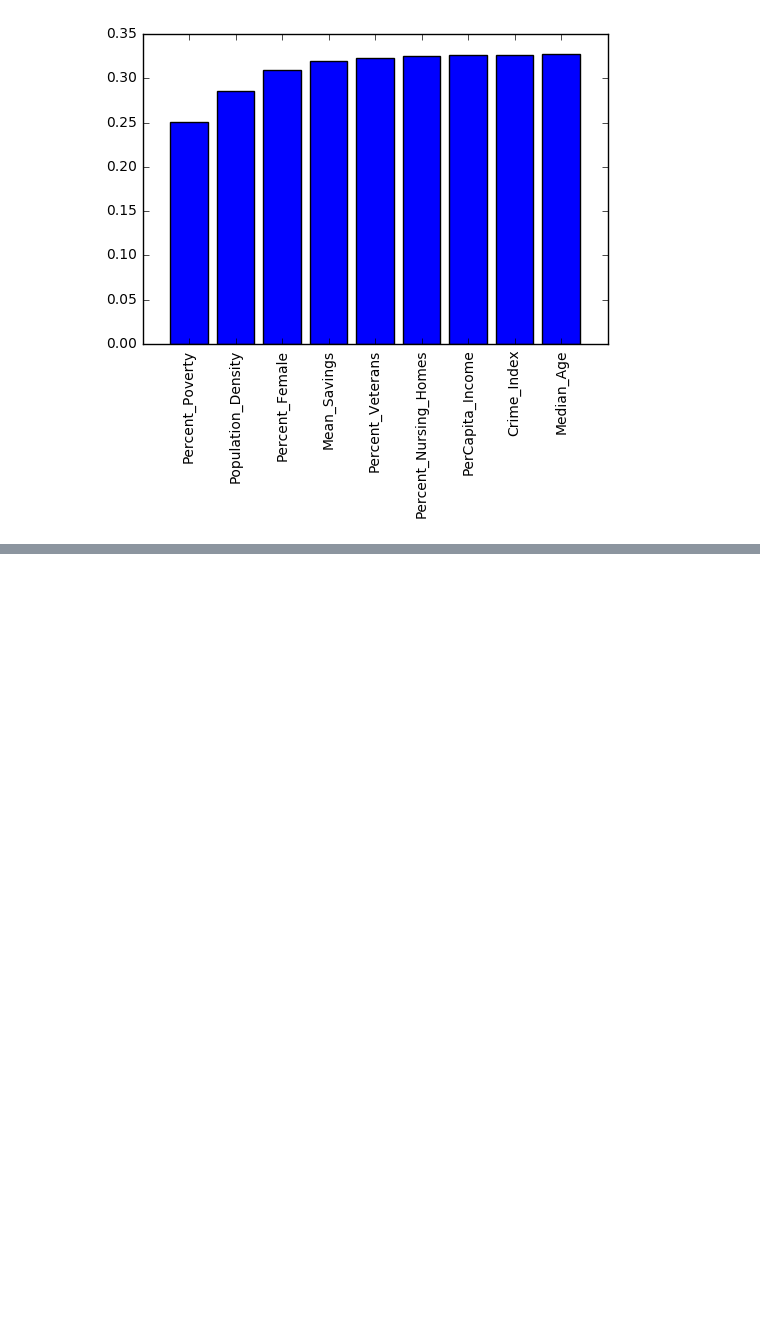
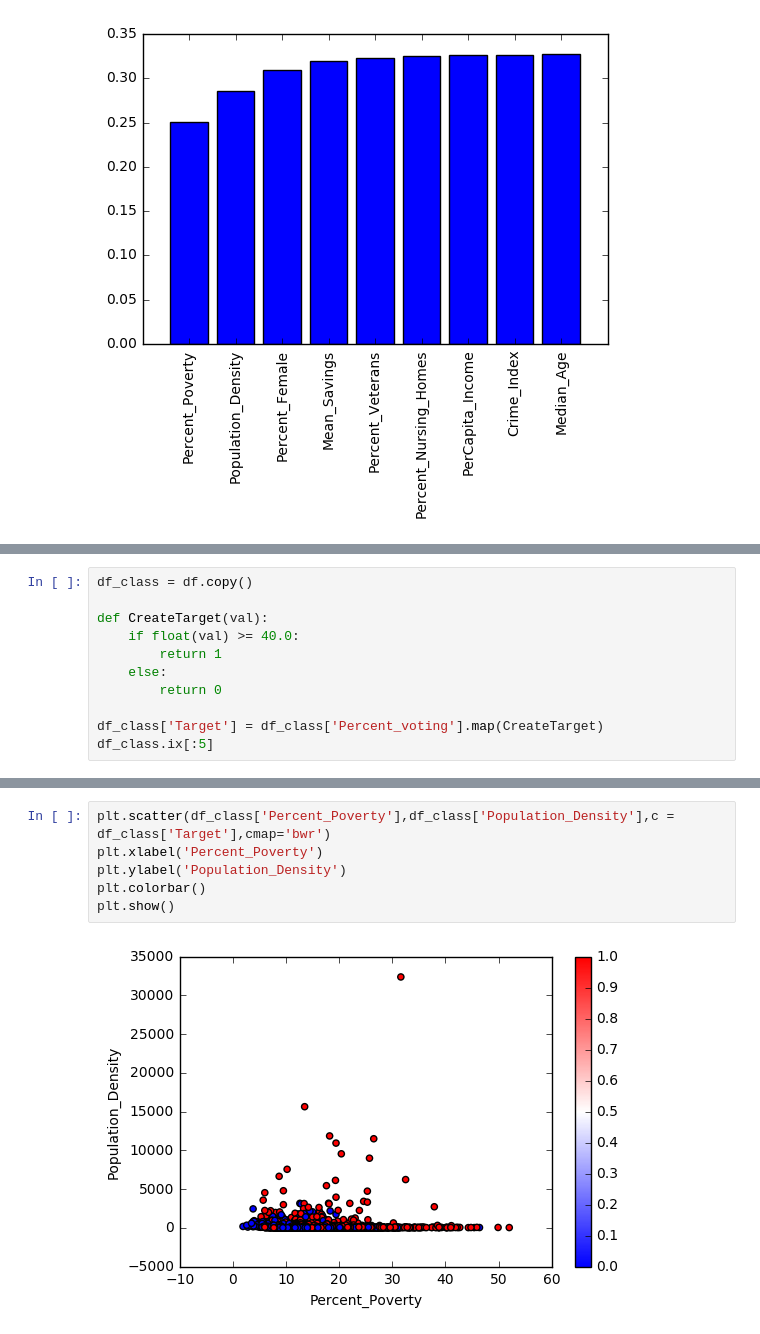
Before and after one commit to jakubkudela/Advanced-Analytical-Programming, a Jupyter notebook: HW3_Kudela_Yu_Young_Su_Rupani.ipynb, the cells around one changed output, grey strips where cells are left out. Drawn from its saved outputs; the diff is of its cells as text; blank space fills up the shorter version.

```diff
--- a/HW3_Kudela_Yu_Young_Su_Rupani.ipynb
+++ b/HW3_Kudela_Yu_Young_Su_Rupani.ipynb
@@ -184,0 +195,11 @@ plt.show()
+# %%
+df_class = df.copy()
+
+def CreateTarget(val):
+    if float(val) >= 40.0:
+        return 1
+    else:
+        return 0
+
+df_class['Target'] = df_class['Percent_voting'].map(CreateTarget)
+df_class.ix[:5]
@@ -184,0 +272,8 @@ plt.show()
+# %%
+plt.scatter(df_class['Percent_Poverty'],df_class['Population_Density'],c = df_class['Target'],cmap='bwr')
+plt.xlabel('Percent_Poverty')
+plt.ylabel('Population_Density')
+plt.colorbar()
+plt.show()
+# %% [output]
+[figure, added]
```
Also changed, not shown: parts of 13 cells of this notebook.
